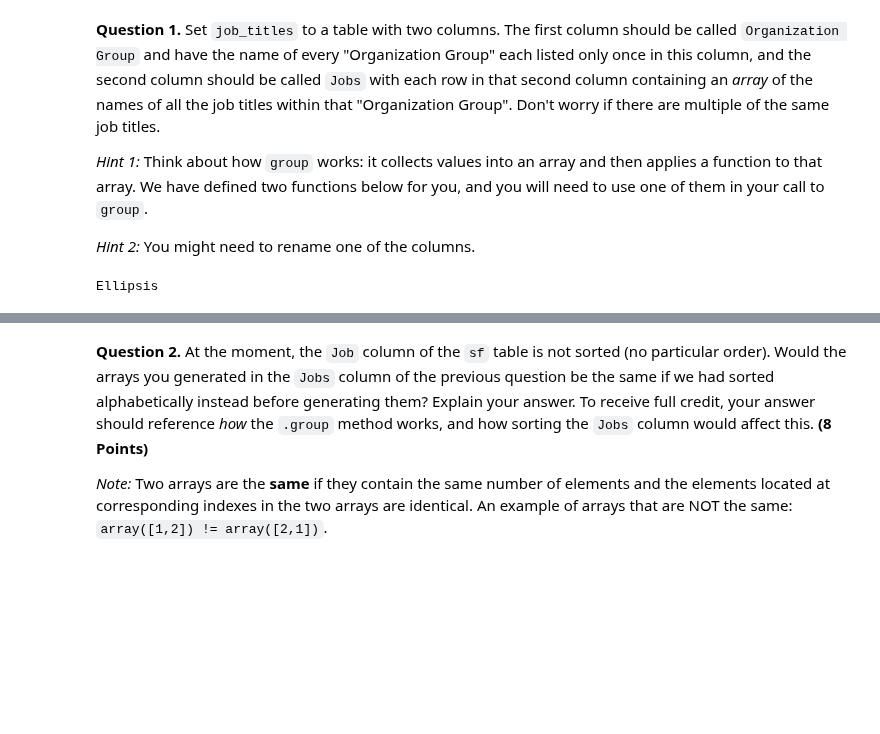
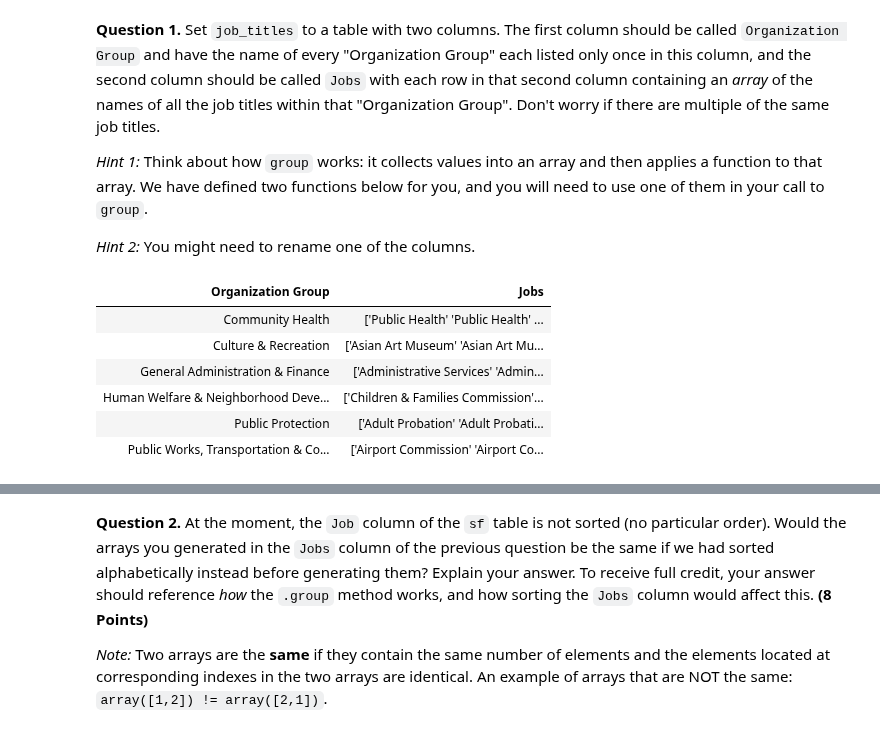
Before and after one commit to elliebeiser/introdata1350, a Jupyter notebook: hw04/hw04.ipynb, the cells around one changed output, grey strips where cells are left out. Cells and saved outputs as stored; diff of their text form; code cells hidden in the pictures; blank space fills up the shorter version.

```diff
--- a/hw04/hw04.ipynb
+++ b/hw04/hw04.ipynb
@@ -234,18 +234,24 @@ We want to use this table to generate arrays with the job titles of the members
 # %%
 # Pick one of the two functions defined below in your call to group.
 def first_item(array):
     '''Returns the first item'''
     return array.item(0)
 
 def full_array(array):
     '''Returns the array that is passed through'''
     return array
 
 # Make a call to group using one of the functions above when you define job_titles
-job_titles = ...
+job_titles = full_sf.group(['Organization Group'],full_array).relabeled(1, 'Jobs').drop('Job Family full_array', 'Job full_array', 'Salary full_array', 'Overtime full_array', 'Benefits full_array', 'Total Compensation full_array')
 job_titles
 # %% [output]
-Ellipsis
+| Organization Group | Jobs |
+| Community Health | ['Public Health' 'Public Health' ... |
+| Culture & Recreation | ['Asian Art Museum' 'Asian Art Mu... |
+| General Administration & Finance | ['Administrative Services' 'Admin... |
+| Human Welfare & Neighborhood Deve... | ['Children & Families Commission'... |
+| Public Protection | ['Adult Probation' 'Adult Probati... |
+| Public Works, Transportation & Co... | ['Airport Commission' 'Airport Co... |
 # %%
 grader.check("q2_1")
 # %% [output]
```
Also changed, not shown: parts of 3 cells of this notebook, 1 other file.
